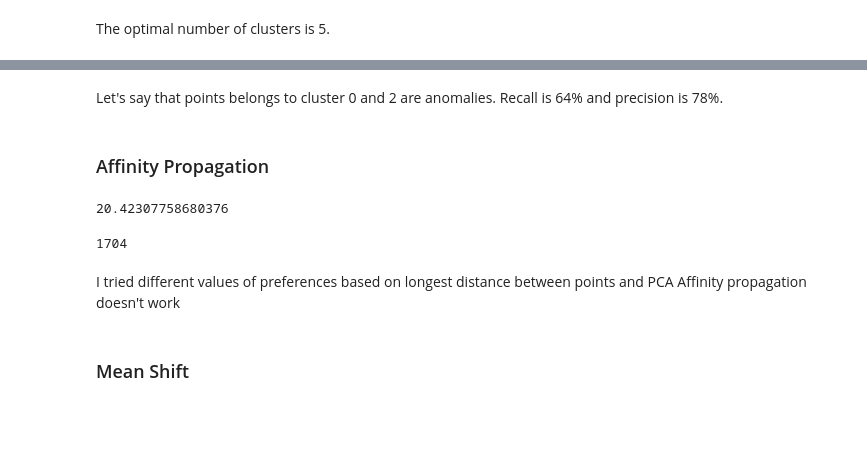
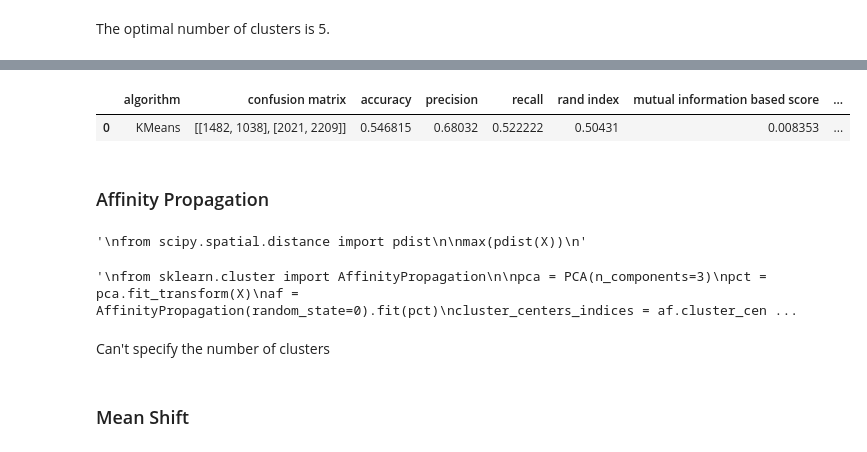
Before and after one commit to Bowei-Gao/MasterGraduationProject, a Jupyter notebook: Delivery_truck_trip_data_unsupervised.ipynb, the cells around one changed output, grey strips where cells are left out. Saved outputs shown, nothing was run; the diff lists cells and outputs as text; code cells hidden in the pictures; blank space fills up the shorter version.

```diff
--- a/Delivery_truck_trip_data_unsupervised.ipynb
+++ b/Delivery_truck_trip_data_unsupervised.ipynb
@@ -129,14 +112,20 @@ cluster ontime
-# %% [markdown]
-Let's say that points belongs to cluster 0 and 2 are anomalies. Recall is 64% and precision is 78%.
+# %%
+table_of_performance
+# %% [output]
+|  | algorithm | confusion matrix | accuracy | precision | recall | rand index | mutual information based score | ... |
+| 0 | KMeans | [[1482, 1038], [2021, 2209]] | 0.546815 | 0.68032 | 0.522222 | 0.50431 | 0.008353 | ... |
 # %% [markdown]
 ### Affinity Propagation
 # %%
+'''
 from scipy.spatial.distance import pdist
 
 max(pdist(X))
+'''
 # %% [output]
-20.42307758680376
+'\nfrom scipy.spatial.distance import pdist\n\nmax(pdist(X))\n'
 # %%
+'''
 from sklearn.cluster import AffinityPropagation
 
 pca = PCA(n_components=3)
@@ -145,10 +134,11 @@ af = AffinityPropagation(random_state=0).fit(pct)
 cluster_centers_indices = af.cluster_centers_indices_
 labels = af.labels_
 len(cluster_centers_indices)
+'''
 # %% [output]
-1704
+'\nfrom sklearn.cluster import AffinityPropagation\n\npca = PCA(n_components=3)\npct = pca.fit_transform(X)\naf = AffinityPropagation(random_state=0).fit(pct)\ncluster_centers_indices = af.cluster_cen ...
 # %% [markdown]
-I tried different values of preferences based on longest distance between points and PCA Affinity propagation doesn't work
+Can't specify the number of clusters
 # %% [markdown]
 ### Mean Shift
 # %%
```
Also changed, not shown: parts of 27 cells of this notebook, 2 other files.
